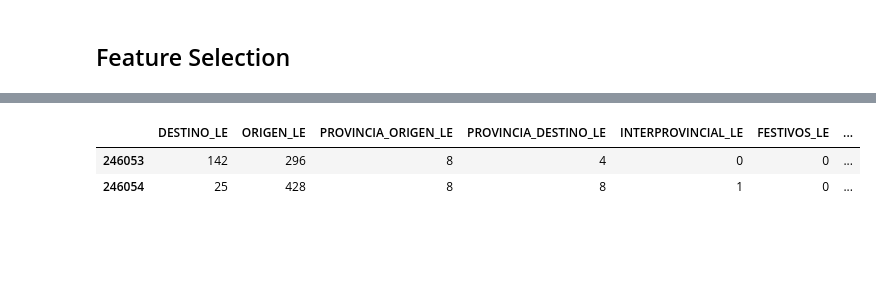
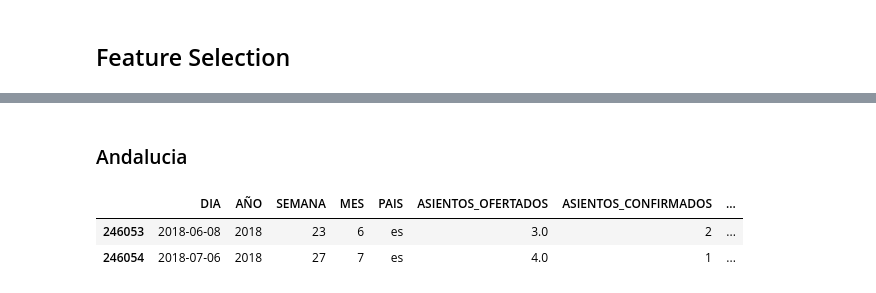
Before and after one commit to JoseAlbertoSeco/BlablacarCarpooling_DataMining, a Jupyter notebook: notebooks/Regression.ipynb, the cells around one changed output, grey strips where cells are left out. Cells and saved outputs as stored; diff of their text form; code cells hidden in the pictures; blank space fills up the shorter version.

```diff
--- a/notebooks/Regression.ipynb
+++ b/notebooks/Regression.ipynb
@@ -70,2 +47,9 @@ dtype: object
 # %%
-andalucia_to_encoded = andalucia.copy()
+andalucia_encoded = andalucia.copy()
+# %%
+andalucia_encoded['ORIGEN_E'] = andalucia['ORIGEN'].astype('category').cat.codes
+andalucia_encoded['DESTINO_E'] = andalucia['DESTINO'].astype('category').cat.codes
+andalucia_encoded['PROVINCIA_ORIGEN_E'] = andalucia['PROVINCIA_ORIGEN'].astype('category').cat.codes
+andalucia_encoded['PROVINCIA_DESTINO_E'] = andalucia['PROVINCIA_DESTINO'].astype('category').cat.codes
+andalucia_encoded['INTERPROVINCIAL_E'] = andalucia['INTERPROVINCIAL'].astype('category').cat.codes
+andalucia_encoded['FESTIVO'] = andalucia_encoded['Festivo'].astype('category').cat.codes
@@ -72,3 +62,2 @@ andalucia_to_encoded = andalucia.copy()
 # %%
-# 'ORIGEN', 'DESTINO', 'CA_ORIGEN', 'CA_DESTINO', 'PROVINCIA_ORIGEN', 'PROVINCIA_DESTINO', 'INTERPROVINCIAL'
-andalucia_to_encoded['ORIGEN_LE'] = andalucia['ORIGEN'].astype('category').cat.codes
+andalucia_encoded = andalucia_encoded.drop(labels=['ORIGEN', 'DESTINO', 'CA_ORIGEN', 'CA_DESTINO', 'PROVINCIA_ORIGEN', 'PROVINCIA_DESTINO', 'INTERPROVINCIAL'], axis=1)
@@ -96,3 +71,2 @@ andalucia_to_encoded.tail(5)
 # %%
-andalucia_encoded = andalucia_to_encoded.drop(columns=['ORIGEN', 'DESTINO', 'CA_ORIGEN', 'CA_DESTINO', 'PROVINCIA_ORIGEN', 'PROVINCIA_DESTINO', 'INTERPROVINCIAL', 'Festivo','PAIS'])
-andalucia_encoded.head(2)
+andalucia_encoded = andalucia_encoded.rename(columns={'ORIGEN_E':'ORIGEN','DESTINO_E':'DESTINO', 'CA_ORIGEN_E':'CA_ORIGEN', 'CA_DESTINO_E': 'CA_DESTINO','PROVINCIA_ORIGEN_E': 'PROVINCIA_ORIGEN','PROVINCIA_DESTINO_E': 'PROVINCIA_DESTINO','INTERPROVINCIAL_E': 'INTERPROVINCIAL'})
@@ -190,10 +216,12 @@ dtype: object
+# %% [markdown]
+### Andalucia
 # %%
-andalucia_features_selectec = andalucia_encoded[['DESTINO_LE','ORIGEN_LE','PROVINCIA_ORIGEN_LE','PROVINCIA_DESTINO_LE','INTERPROVINCIAL_LE','FESTIVOS_LE','DIA','SEMANA','MES', 'VIAJES_CONFIRMADOS']]
+andalucia_features_selectec = andalucia_encoded.copy()
 andalucia_features_selectec.tail(2)
 # %% [output]
-|  | DESTINO_LE | ORIGEN_LE | PROVINCIA_ORIGEN_LE | PROVINCIA_DESTINO_LE | INTERPROVINCIAL_LE | FESTIVOS_LE | ... |
-| 246053 | 142 | 296 | 8 | 4 | 0 | 0 | ... |
-| 246054 | 25 | 428 | 8 | 8 | 1 | 0 | ... |
+|  | DIA | AÑO | SEMANA | MES | PAIS | ASIENTOS_OFERTADOS | ASIENTOS_CONFIRMADOS | ... |
+| 246053 | 2018-06-08 | 2018 | 23 | 6 | es | 3.0 | 2 | ... |
+| 246054 | 2018-07-06 | 2018 | 27 | 7 | es | 4.0 | 1 | ... |
 # %%
 andalucia_corr = correlation_pearson(andalucia_features_selectec)
 graph_correlation(andalucia_corr)
```
Also changed, not shown: parts of 108 cells of this notebook.
